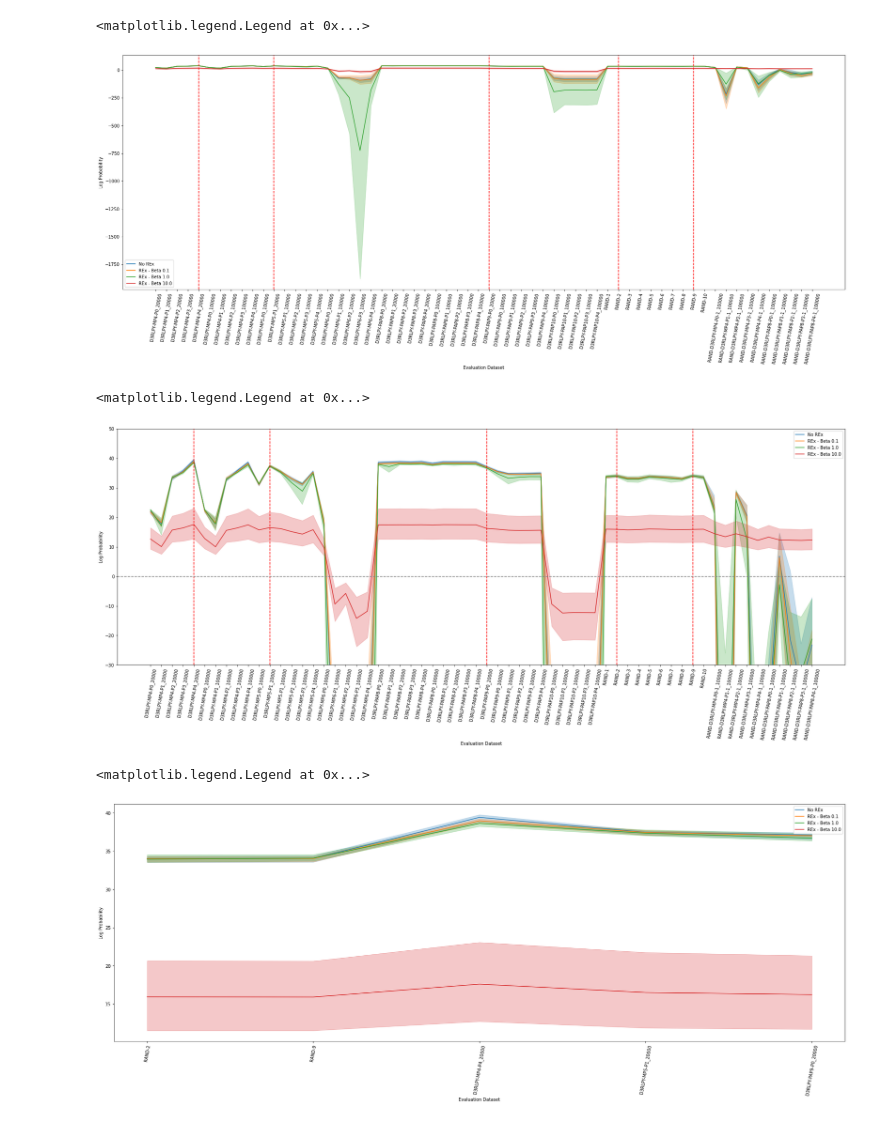
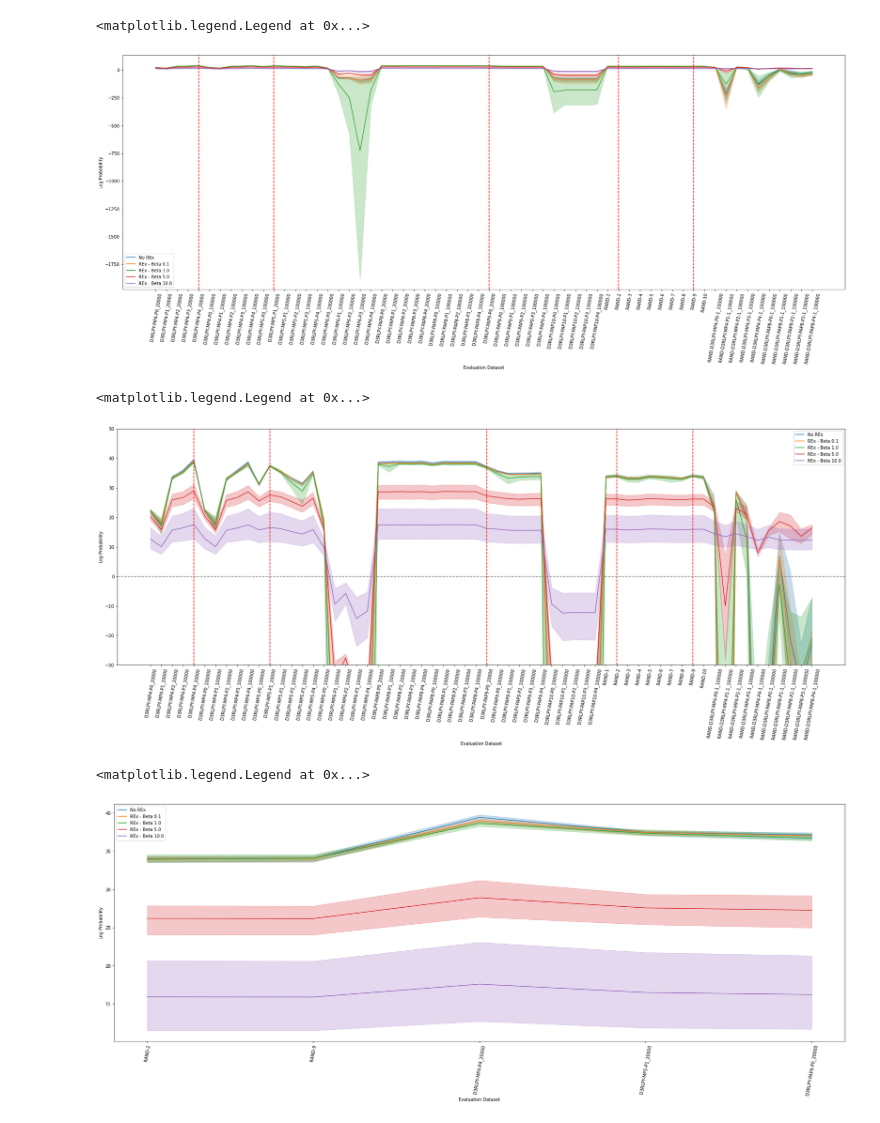
Before and after one commit to thatscotdatasci/mopo, a Jupyter notebook: model_scoring_MP329-MP340.ipynb, the cells around one changed output. Saved outputs shown, nothing was run; the diff lists cells and outputs as text; code cells hidden in the pictures.

```diff
--- a/model_scoring_MP329-MP340.ipynb
+++ b/model_scoring_MP329-MP340.ipynb
@@ -160,6 +173,7 @@ for i, (exp_avgs, exp_mins, exp_maxs) in enumerate([
     (scores_no_rex_avgs_df, scores_no_rex_mins_df, scores_no_rex_maxs_df),
     (scores_mse_01_avgs_df, scores_mse_01_mins_df, scores_mse_01_maxs_df),
     (scores_mse_1_avgs_df, scores_mse_1_mins_df, scores_mse_1_maxs_df),
+    (scores_mse_5_avgs_df, scores_mse_5_mins_df, scores_mse_5_maxs_df),
     (scores_mse_10_avgs_df, scores_mse_10_mins_df, scores_mse_10_maxs_df),
 ]): #, scores_mse_10_nvb_avgs_df)):
     plot_avgs = exp_avgs.set_index('evaluation_dataset').loc[evaluation_datasets][metric]
@@ -187,6 +201,7 @@ for i, (exp_avgs, exp_mins, exp_maxs) in enumerate([
     (scores_no_rex_avgs_df, scores_no_rex_mins_df, scores_no_rex_maxs_df),
     (scores_mse_01_avgs_df, scores_mse_01_mins_df, scores_mse_01_maxs_df),
     (scores_mse_1_avgs_df, scores_mse_1_mins_df, scores_mse_1_maxs_df),
+    (scores_mse_5_avgs_df, scores_mse_5_mins_df, scores_mse_5_maxs_df),
     (scores_mse_10_avgs_df, scores_mse_10_mins_df, scores_mse_10_maxs_df),
 ]): #, scores_mse_10_nvb_avgs_df)):
     plot_avgs = exp_avgs.set_index('evaluation_dataset').loc[training_datasets][metric]
@@ -209,6 +224,7 @@ for i, (exp_avgs, exp_mins, exp_maxs) in enumerate([
     (scores_no_rex_avgs_df, scores_no_rex_mins_df, scores_no_rex_maxs_df),
     (scores_mse_01_avgs_df, scores_mse_01_mins_df, scores_mse_01_maxs_df),
     (scores_mse_1_avgs_df, scores_mse_1_mins_df, scores_mse_1_maxs_df),
+    (scores_mse_5_avgs_df, scores_mse_5_mins_df, scores_mse_5_maxs_df),
     (scores_mse_10_avgs_df, scores_mse_10_mins_df, scores_mse_10_maxs_df),
 ]): #, scores_mse_10_nvb_avgs_df)):
     plot_avgs = exp_avgs.set_index('evaluation_dataset').loc[evaluation_datasets][metric]
@@ -226,7 +242,7 @@ ax.set_ylabel('Log Probability')
 ax.legend()
 # %% [output]
 <matplotlib.legend.Legend at 0x...>
-[figure, old version]
+[figure, new version]
 # %%
 fig, ax = plt.subplots(1, 1, figsize=(30, 10))
 
@@ -235,6 +251,7 @@ for i, (exp_avgs, exp_mins, exp_maxs) in enumerate([
     (scores_no_rex_avgs_df, scores_no_rex_mins_df, scores_no_rex_maxs_df),
     (scores_mse_01_avgs_df, scores_mse_01_mins_df, scores_mse_01_maxs_df),
     (scores_mse_1_avgs_df, scores_mse_1_mins_df, scores_mse_1_maxs_df),
+    (scores_mse_5_avgs_df, scores_mse_5_mins_df, scores_mse_5_maxs_df),
     (scores_mse_10_avgs_df, scores_mse_10_mins_df, scores_mse_10_maxs_df),
 ]): #, scores_mse_10_nvb_avgs_df)):
     plot_avgs = exp_avgs.set_index('evaluation_dataset').loc[evaluation_datasets][metric]
@@ -255,26 +272,27 @@ ax.set_ylim(-30.,50.)
 ax.legend()
 # %% [output]
 <matplotlib.legend.Legend at 0x...>
-[figure, old version]
+[figure, new version]
 # %%
 fig, ax = plt.subplots(1, 1, figsize=(30, 10))
 
 metric = 'log_prob'
 for i, (exp_avgs, exp_mins, exp_maxs) in enumerate([
     (scores_no_rex_avgs_df, scores_no_rex_mins_df, scores_no_rex_maxs_df),
     (scores_mse_01_avgs_df, scores_mse_01_mins_df, scores_mse_01_maxs_df),
     (scores_mse_1_avgs_df, scores_mse_1_mins_df, scores_mse_1_maxs_df),
+    (scores_mse_5_avgs_df, scores_mse_5_mins_df, scores_mse_5_maxs_df),
     (scores_mse_10_avgs_df, scores_mse_10_mins_df, scores_mse_10_maxs_df),
 ]): #, scores_mse_10_nvb_avgs_df)):
     plot_avgs = exp_avgs.set_index('evaluation_dataset').loc[training_datasets][metric]
     plot_mins = exp_mins.set_index('evaluation_dataset').loc[training_datasets][metric]
     plot_maxs = exp_maxs.set_index('evaluation_dataset').loc[training_datasets][metric]
     ax.plot(training_datasets, plot_avgs, label=labels[i], c=cols[i])
     ax.fill_between(training_datasets, plot_mins, plot_maxs, alpha=0.25, color=cols[i])
 ax.set_xticks(ax.get_xticks(), training_datasets, rotation=80)
 ax.set_xlabel('Evaluation Dataset')
 ax.set_ylabel('Log Probability')
 ax.legend()
 # %% [output]
 <matplotlib.legend.Legend at 0x...>
-[figure, old version]
+[figure, new version]
```
Also changed, not shown: parts of 7 cells of this notebook, 3 other files.
